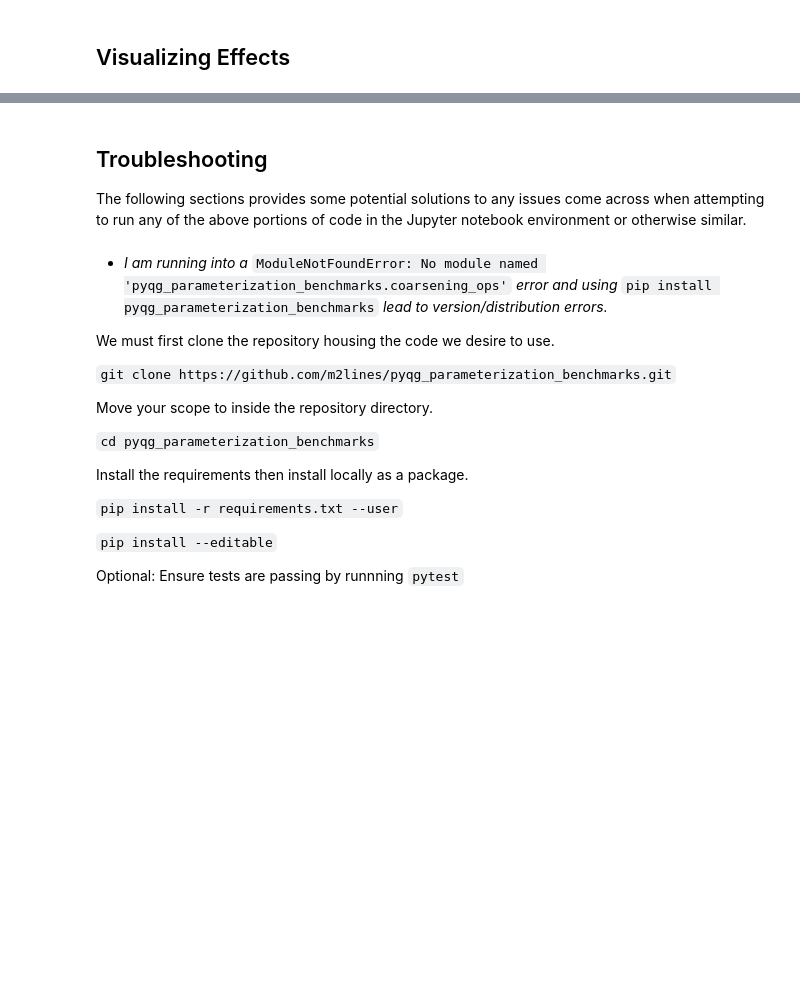
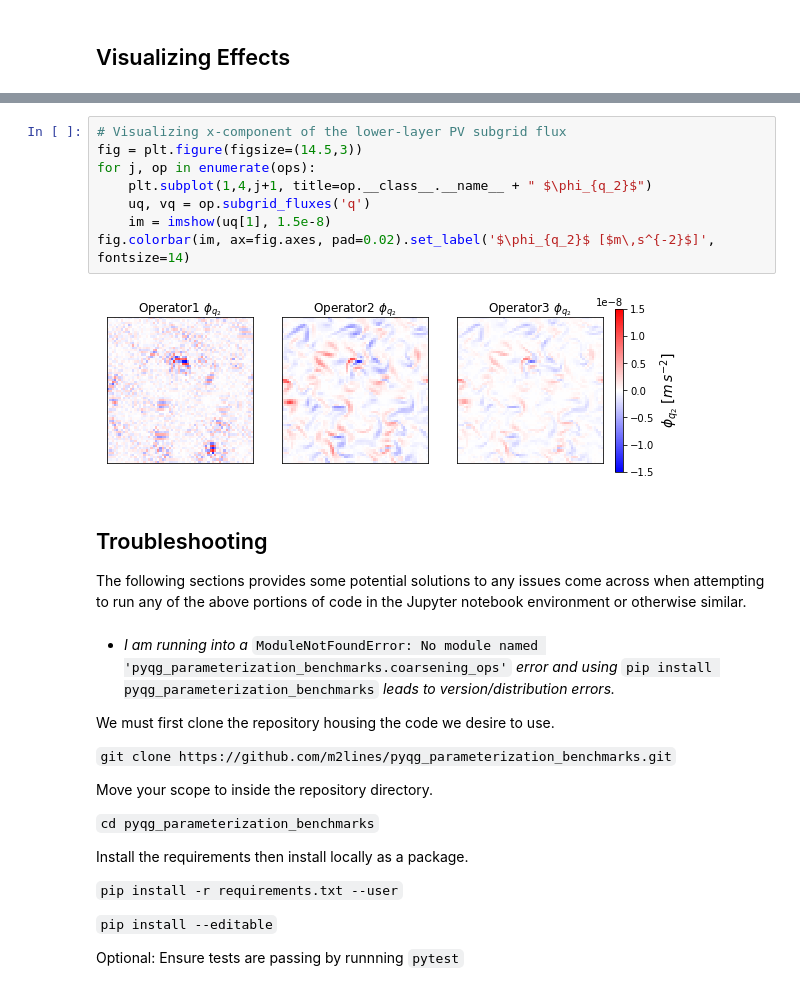
Before and after one commit to m2lines/MLwithQG, a Jupyter notebook: notebooks/Applying Filtering and Coarse-Graining to Generate Low Resolution Datasets.ipynb, the cells around one changed output, grey strips where cells are left out. Saved outputs shown, nothing was run; the diff lists cells and outputs as text; blank space fills up the shorter version.

```diff
--- a/notebooks/Applying Filtering and Coarse-Graining to Generate Low Resolution Datasets.ipynb
+++ b/notebooks/Applying Filtering and Coarse-Graining to Generate Low Resolution Datasets.ipynb
@@ -103,8 +136,18 @@ We can also compute subgrid flux terms by calling `subgrid_fluxes()` which simil
+# %%
+# Visualizing x-component of the lower-layer PV subgrid flux
+fig = plt.figure(figsize=(14.5,3))
+for j, op in enumerate(ops):
+    plt.subplot(1,4,j+1, title=op.__class__.__name__ + " $\phi_{q_2}$")
+    uq, vq = op.subgrid_fluxes('q')
+    im = imshow(uq[1], 1.5e-8)
+fig.colorbar(im, ax=fig.axes, pad=0.02).set_label('$\phi_{q_2}$ [$m\,s^{-2}$]', fontsize=14)
+# %% [output]
+[figure, added]
 # %% [markdown]
 ## Troubleshooting
 The following sections provides some potential solutions to any issues come across when attempting to run any of the above portions of code in the Jupyter notebook environment or otherwise similar.
 # %% [markdown]
-- *I am running into a* `ModuleNotFoundError: No module named 'pyqg_parameterization_benchmarks.coarsening_ops'` *error and using* `pip install pyqg_parameterization_benchmarks` *lead to version/distribution errors.*
+- *I am running into a* `ModuleNotFoundError: No module named 'pyqg_parameterization_benchmarks.coarsening_ops'` *error and using* `pip install pyqg_parameterization_benchmarks` *leads to version/distribution errors.*
 
 We must first clone the repository housing the code we desire to use.
 
```
Also changed, not shown: parts of 14 cells of this notebook, 1 other file.
